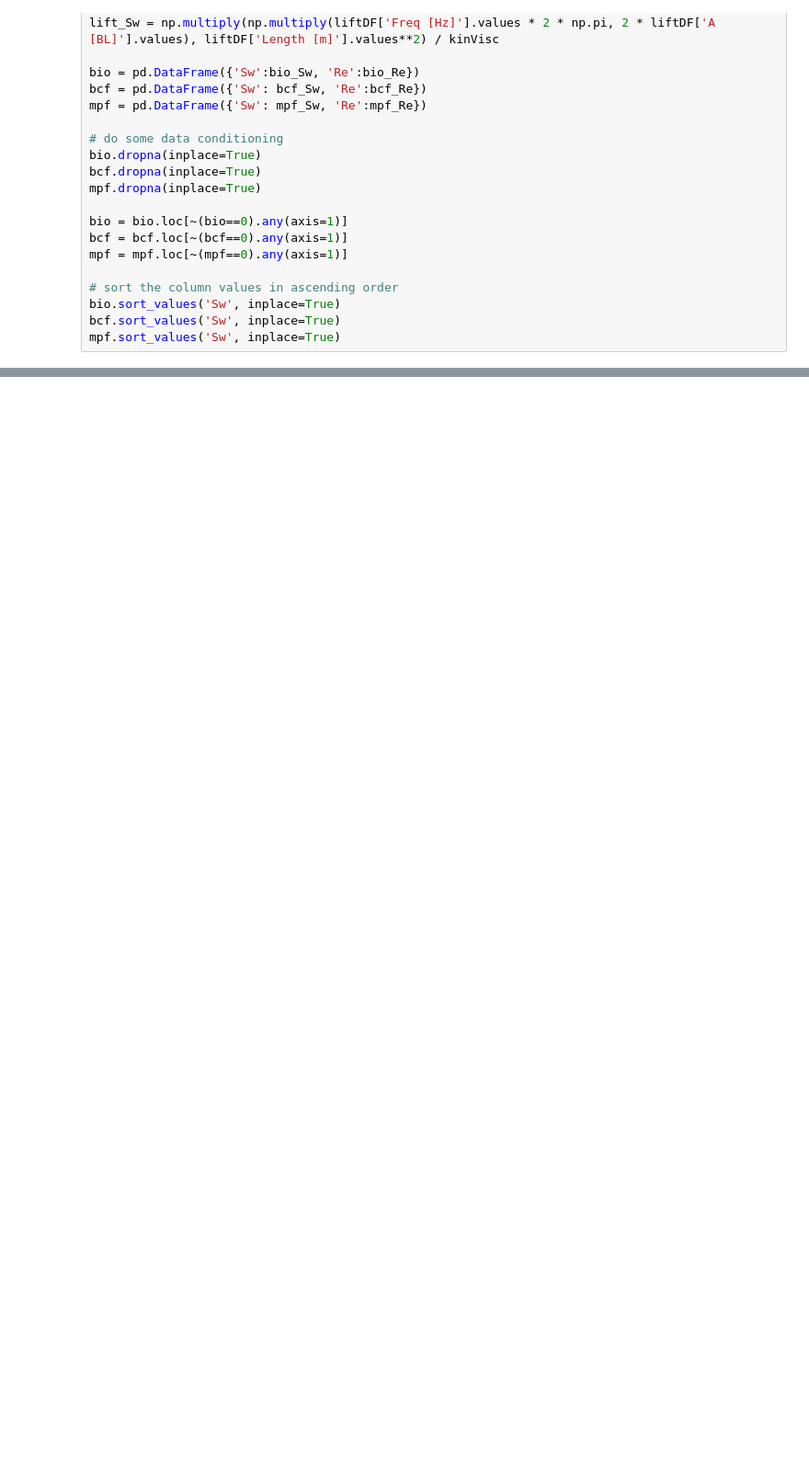
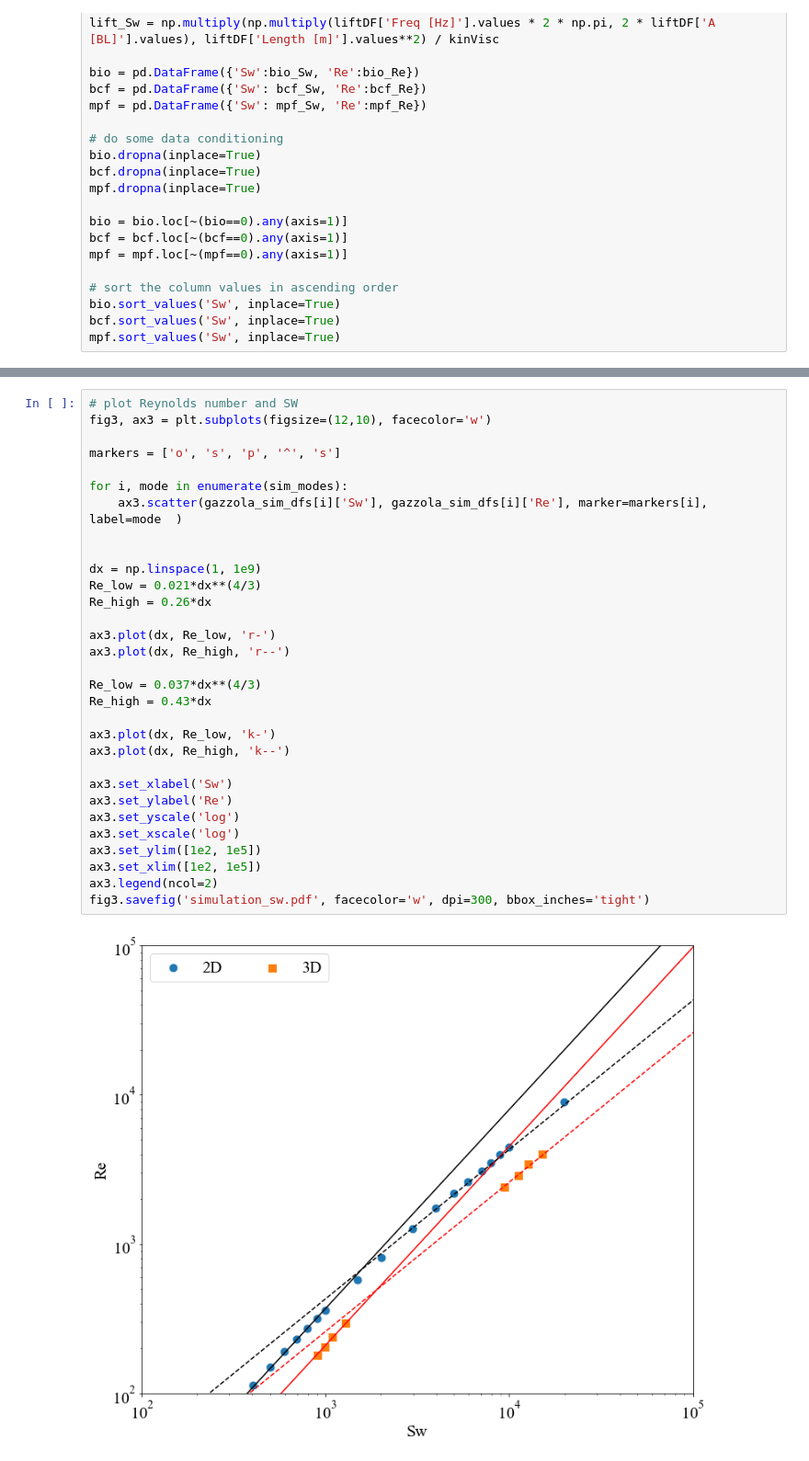
Before and after one commit to michaelcoe/Cost-of-Transport-Estimation, a Jupyter notebook: Sw_Re_plots.ipynb, the cells around one changed output, grey strips where cells are left out. Shown: that part at 92% size. Saved outputs shown, nothing was run; the diff lists cells and outputs as text; blank space fills up the shorter version.

```diff
--- a/Sw_Re_plots.ipynb
+++ b/Sw_Re_plots.ipynb
@@ -104,0 +154,33 @@ ax4.legend()
+# %%
+# plot Reynolds number and SW
+fig3, ax3 = plt.subplots(figsize=(12,10), facecolor='w')
+
+markers = ['o', 's', 'p', '^', 's']
+
+for i, mode in enumerate(sim_modes):
+    ax3.scatter(gazzola_sim_dfs[i]['Sw'], gazzola_sim_dfs[i]['Re'], marker=markers[i], label=mode  )
+
+
+dx = np.linspace(1, 1e9)
+Re_low = 0.021*dx**(4/3)
+Re_high = 0.26*dx
+
+ax3.plot(dx, Re_low, 'r-')
+ax3.plot(dx, Re_high, 'r--')
+
+Re_low = 0.037*dx**(4/3)
+Re_high = 0.43*dx
+
+ax3.plot(dx, Re_low, 'k-')
+ax3.plot(dx, Re_high, 'k--')
+
+ax3.set_xlabel('Sw')
+ax3.set_ylabel('Re')
+ax3.set_yscale('log')
+ax3.set_xscale('log')
+ax3.set_ylim([1e2, 1e5])
+ax3.set_xlim([1e2, 1e5])
+ax3.legend(ncol=2)
+fig3.savefig('simulation_sw.pdf', facecolor='w', dpi=300, bbox_inches='tight')
+# %% [output]
+[figure, added]
```
Also changed, not shown: parts of 6 cells of this notebook, 15 other files.
